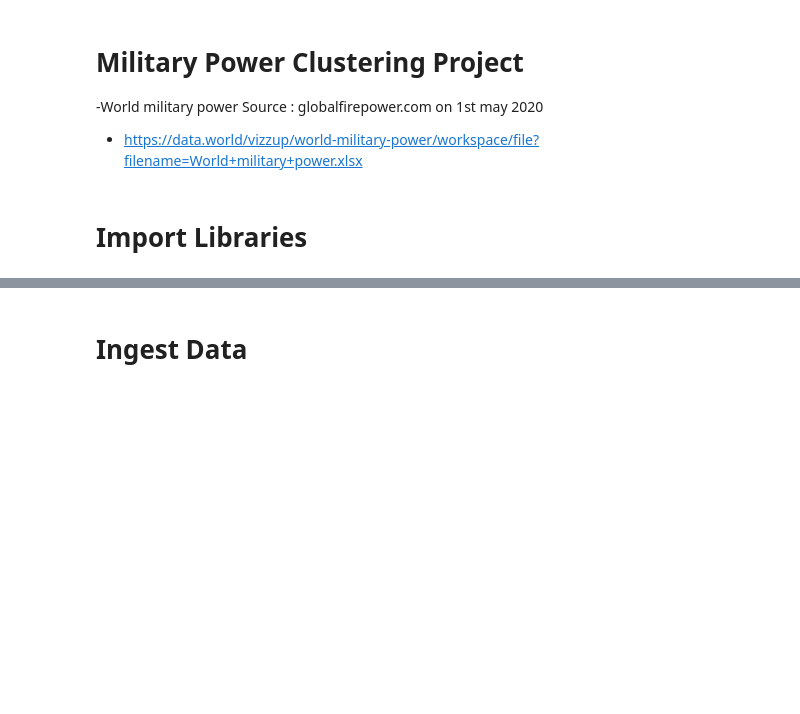
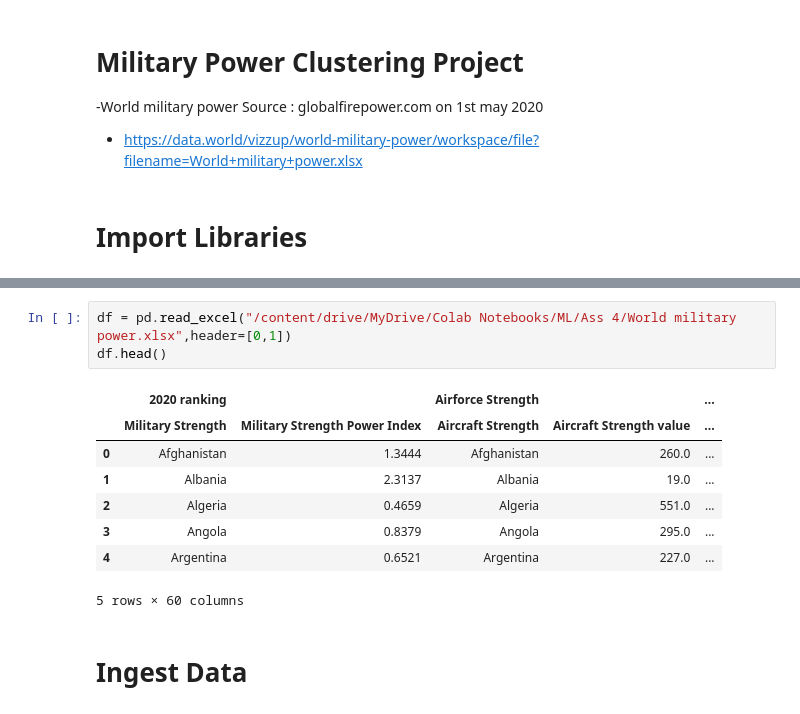
Before and after one commit to bugeki/ML, a Jupyter notebook: military_power_clustering.ipynb, the cells around one changed output, grey strips where cells are left out. Saved outputs shown, nothing was run; the diff lists cells and outputs as text; blank space fills up the shorter version.

```diff
--- a/military_power_clustering.ipynb
+++ b/military_power_clustering.ipynb
@@ -11,2 +35,14 @@ Source : globalfirepower.com on 1st may 2020
+# %%
+df = pd.read_excel("/content/drive/MyDrive/Colab Notebooks/ML/Ass 4/World military power.xlsx",header=[0,1])
+df.head()
+# %% [output]
+|  | 2020 ranking |  | Airforce Strength |  | ... |
+|  | Military Strength | Military Strength Power Index | Aircraft Strength | Aircraft Strength value | ... |
+| 0 | Afghanistan | 1.3444 | Afghanistan | 260.0 | ... |
+| 1 | Albania | 2.3137 | Albania | 19.0 | ... |
+| 2 | Algeria | 0.4659 | Algeria | 551.0 | ... |
+| 3 | Angola | 0.8379 | Angola | 295.0 | ... |
+| 4 | Argentina | 0.6521 | Argentina | 227.0 | ... |
+5 rows × 60 columns
 # %% [markdown]
 # Ingest Data
```
Also changed, not shown: parts of 9 cells of this notebook.
